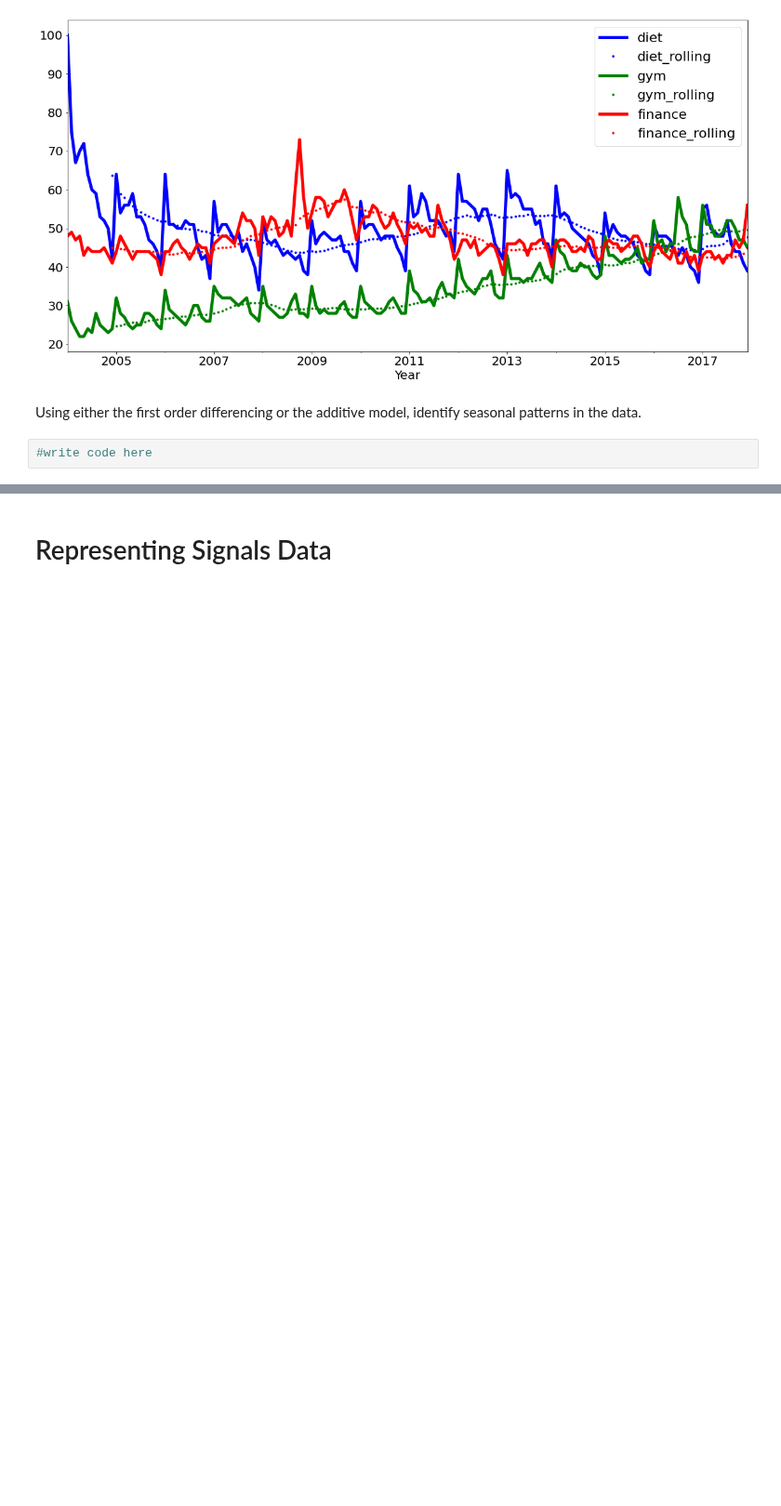
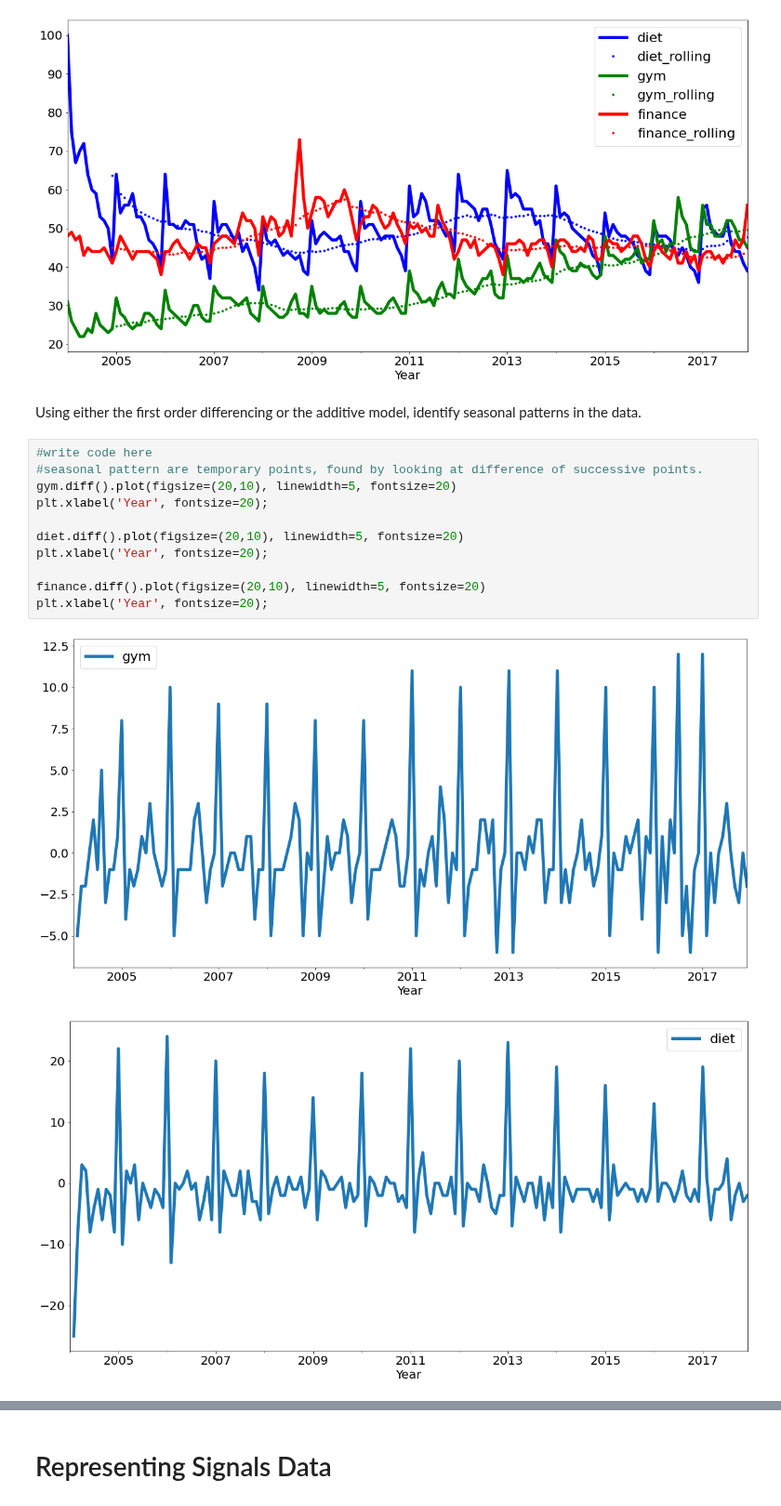
Before and after one commit to anaaparamesh/Week2_Public, a Jupyter notebook: Notebooks/01_TimeSeries/TimeSeries_Exercises.ipynb, the cells around one changed output, grey strips where cells are left out. Shown at 93% size. Cells and saved outputs as stored; diff of their text form; blank space fills up the shorter version.

Commit message:
found seasonal(temporary trends) using diff, which sees difference between successive points

```diff
--- a/Notebooks/01_TimeSeries/TimeSeries_Exercises.ipynb
+++ b/Notebooks/01_TimeSeries/TimeSeries_Exercises.ipynb
@@ -98,5 +98,17 @@ plt.xlabel('Year', fontsize=20);
 [figure]
 # %% [markdown]
 Using either the first order differencing or the additive model, identify seasonal patterns in the data.
-# %%
-#write code here
+# %%
+#write code here
+#seasonal pattern are temporary points, found by looking at difference of successive points.
+gym.diff().plot(figsize=(20,10), linewidth=5, fontsize=20)
+plt.xlabel('Year', fontsize=20);
+
+diet.diff().plot(figsize=(20,10), linewidth=5, fontsize=20)
+plt.xlabel('Year', fontsize=20);
+
+finance.diff().plot(figsize=(20,10), linewidth=5, fontsize=20)
+plt.xlabel('Year', fontsize=20);
+# %% [output]
+[figure, added]
+[figure, added]
```
Also changed, not shown: parts of 1 cell of this notebook.
